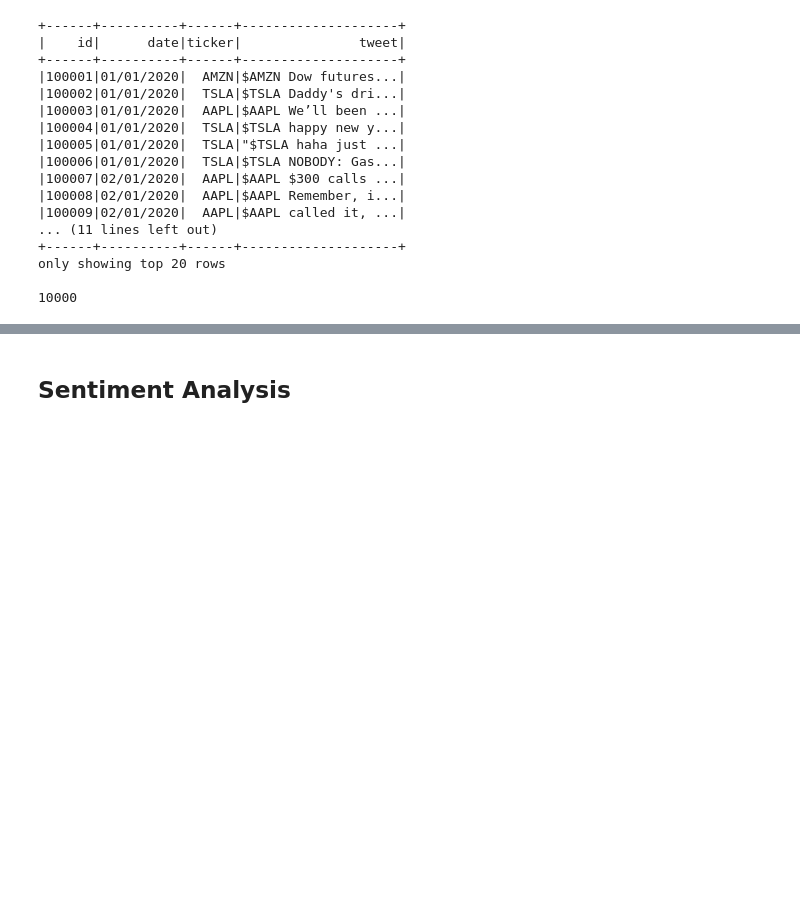
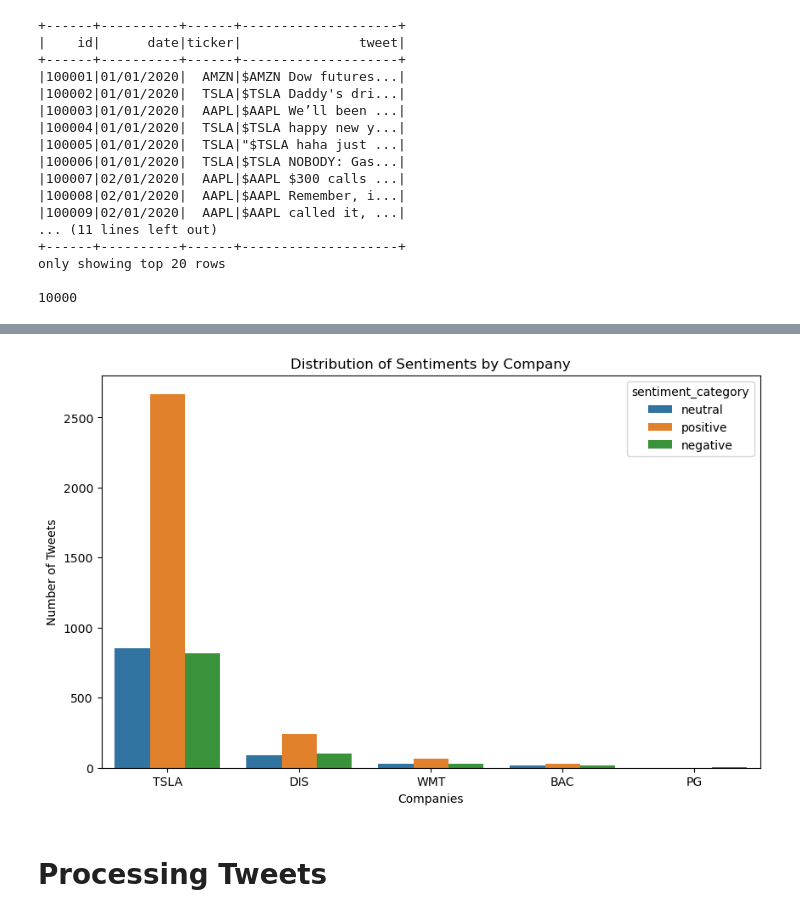
Before and after one commit to zeros2018/stock_deep_learning, a Jupyter notebook: ProcessingData.ipynb, the cells around one changed output, grey strips where cells are left out. Saved outputs shown, nothing was run; the diff lists cells and outputs as text; code cells hidden in the pictures; blank space fills up the shorter version.

```diff
--- a/ProcessingData.ipynb
+++ b/ProcessingData.ipynb
@@ -74,0 +298,3 @@ only showing top 20 rows
+# %%
+# Inicializamos el analizador de VADER
+analyzer = SentimentIntensityAnalyzer()
@@ -74,0 +308,6 @@ only showing top 20 rows
+# %%
+# Aplicar el análisis de sentimiento a la columna 'tweet'
+df_sentiment = tweets.withColumn("sentiment", sentiment_udf(tweets['tweet']))
+
+# Mostrar los primeros resultados con el sentimiento calculado
+df_sentiment.select('tweet', 'sentiment').show(10)
@@ -74,0 +334,18 @@ only showing top 20 rows
+# %%
+# Función para categorizar el sentimiento
+def sentiment_category(polarity):
+    if polarity > 0:
+        return "positive"
+    elif polarity < 0:
+        return "negative"
+    else:
+        return "neutral"
+
+# Crear un UDF para aplicar la categorización
+sentiment_category_udf = udf(sentiment_category, StringType())
+
+# Añadir la columna con la categoría del sentimiento
+df_sentiment_with_category = df_sentiment.withColumn('sentiment_category', sentiment_category_udf(df_sentiment['sentiment']))
+
+# Mostrar las primeras filas con la categoría de sentimiento
+df_sentiment_with_category.select('tweet', 'sentiment', 'sentiment_category').show(10)
@@ -75,2 +398,22 @@ only showing top 20 rows
+# %%
+import matplotlib.pyplot as plt
+import seaborn as sns
+
+def show_distribution_tweets(data, title):
+    # Convertir el dataframe de Spark a pandas para graficar
+    #pandas_df_sentiment = df_sentiment_with_category.toPandas()
+    pandas_df_sentiment = data
+
+    # Graficar la distribución de los sentimientos por ticker
+    plt.figure(figsize=(10, 6))
+    sns.countplot(x='ticker', hue='sentiment_category', data=pandas_df_sentiment)
+    plt.title(title)
+    plt.xlabel("Companies")
+    plt.ylabel("Number of Tweets")
+    plt.show()
+# %%
+show_distribution_tweets(df_sentiment_with_category.toPandas(), "Distribution of Sentiments by Company")
+# %% [output]
+[figure, added]
 # %% [markdown]
-## Sentiment Analysis
+# Processing Tweets
```
Also changed, not shown: parts of 61 cells of this notebook, 5 other files.
